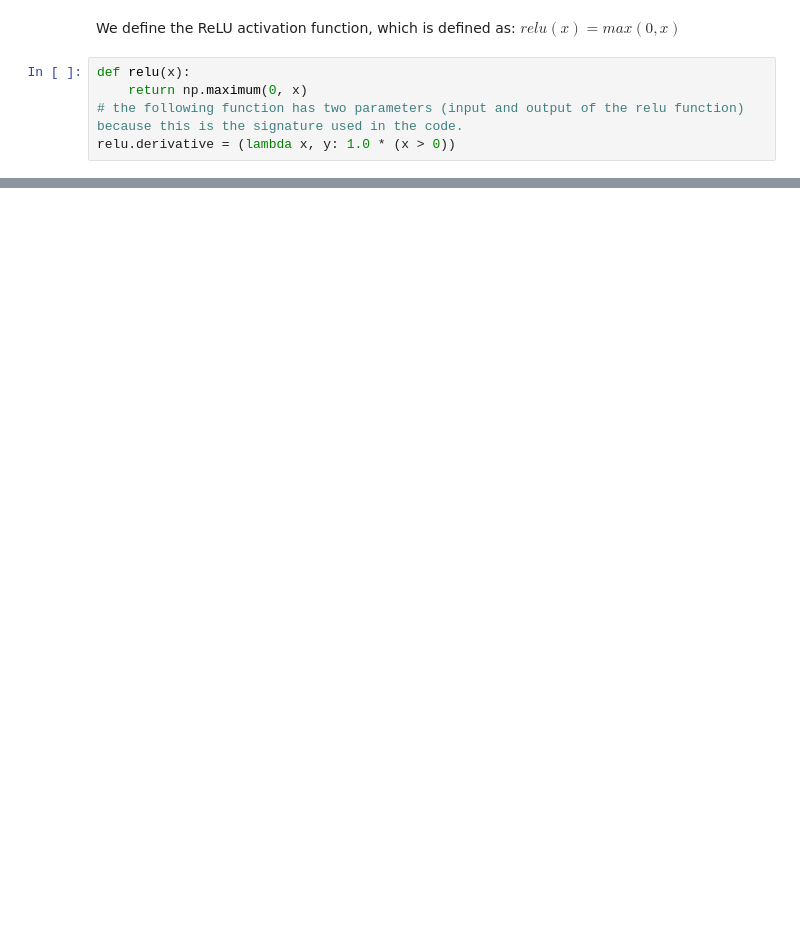
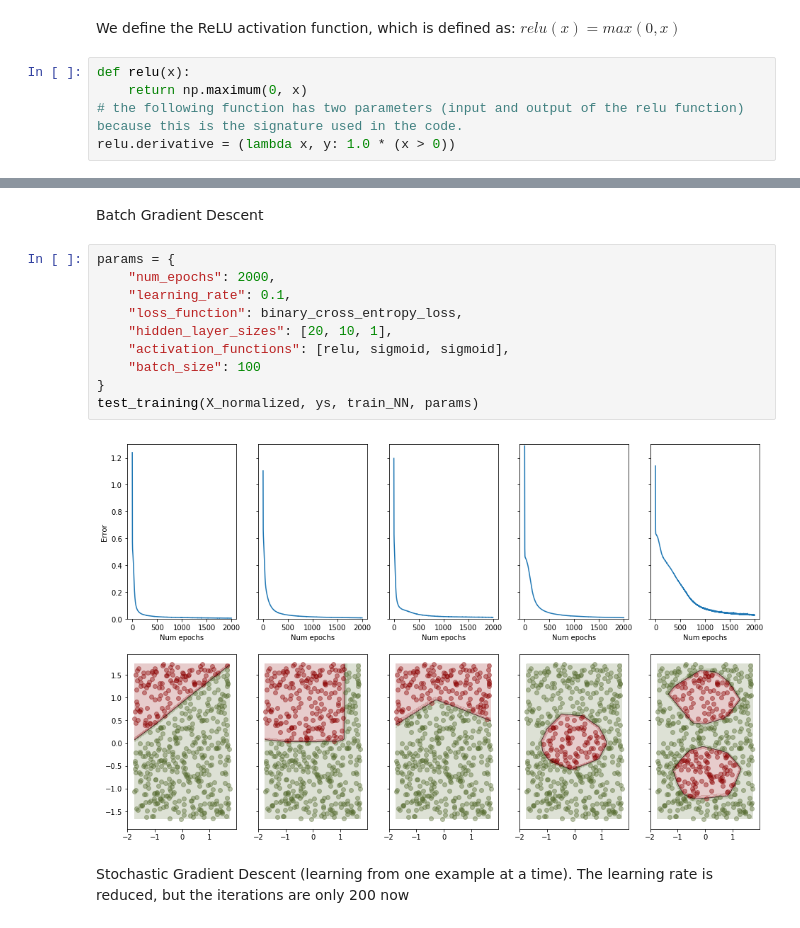
Before and after one commit to roberto-trani/neural_network_from_scratch, a Jupyter notebook: Neural Network from scratch in Python.ipynb, the cells around one changed output, grey strips where cells are left out. Drawn from its saved outputs; the diff is of its cells as text; blank space fills up the shorter version.

```diff
--- a/Neural Network from scratch in Python.ipynb
+++ b/Neural Network from scratch in Python.ipynb
@@ -421,0 +487,16 @@ test_training(X_normalized, ys, train_NN, params)
+# %% [markdown]
+Batch Gradient Descent
+# %%
+params = {
+    "num_epochs": 2000,
+    "learning_rate": 0.1,
+    "loss_function": binary_cross_entropy_loss,
+    "hidden_layer_sizes": [20, 10, 1],
+    "activation_functions": [relu, sigmoid, sigmoid],
+    "batch_size": 100
+}
+test_training(X_normalized, ys, train_NN, params)
+# %% [output]
+[figure, added]
+# %% [markdown]
+Stochastic Gradient Descent (learning from one example at a time). The learning rate is reduced, but the iterations are only 200 now
```
Also changed, not shown: parts of 48 cells of this notebook.
